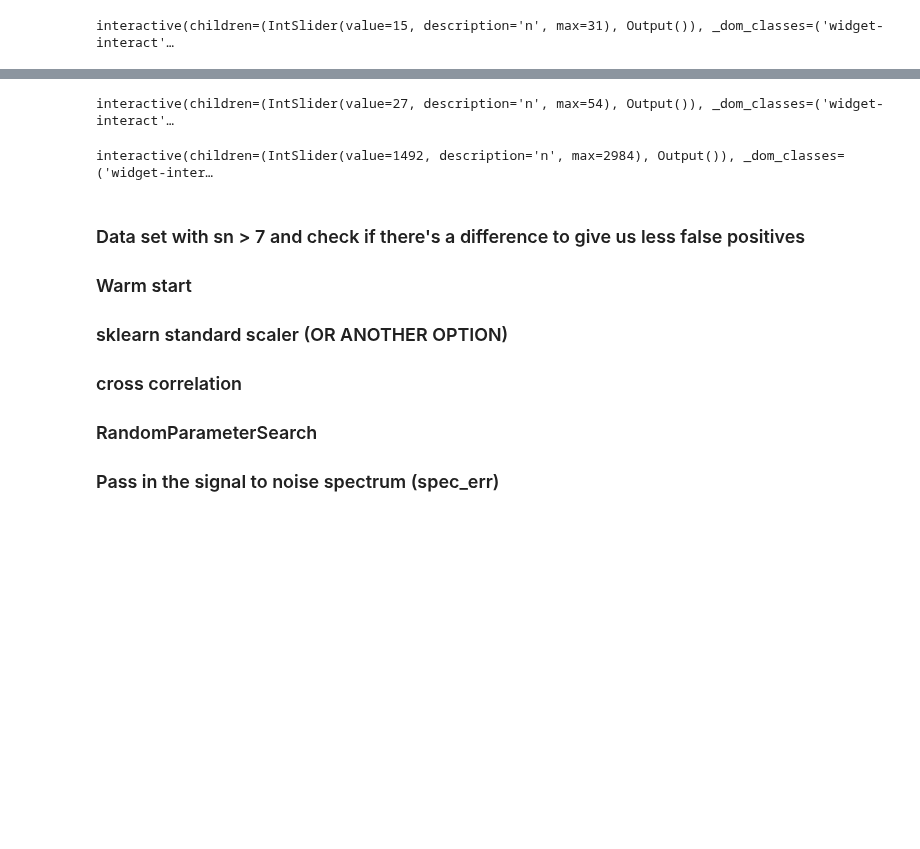
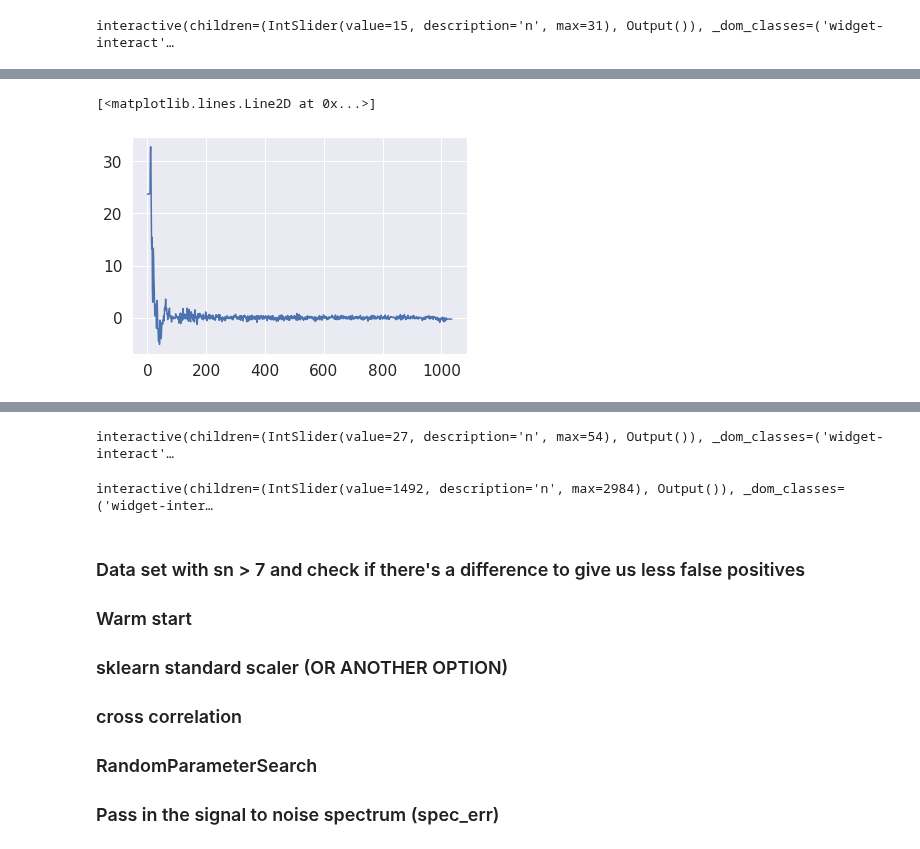
Before and after one commit to nickdavila/LAE-ML-Classification, a Jupyter notebook: Nick-RandomForest.ipynb, the cells around one changed output, grey strips where cells are left out. Drawn from its saved outputs; the diff is of its cells as text; code cells hidden in the pictures; blank space fills up the shorter version.

```diff
--- a/Nick-RandomForest.ipynb
+++ b/Nick-RandomForest.ipynb
@@ -207,0 +237,5 @@ interactive(children=(IntSlider(value=15, description='n', max=31), Output()), _
+# %%
+plt.plot(high_confidence_highz_spectra_sn7[ind])
+# %% [output]
+[<matplotlib.lines.Line2D at 0x...>]
+[figure, added]
```
Also changed, not shown: parts of 15 cells of this notebook.
